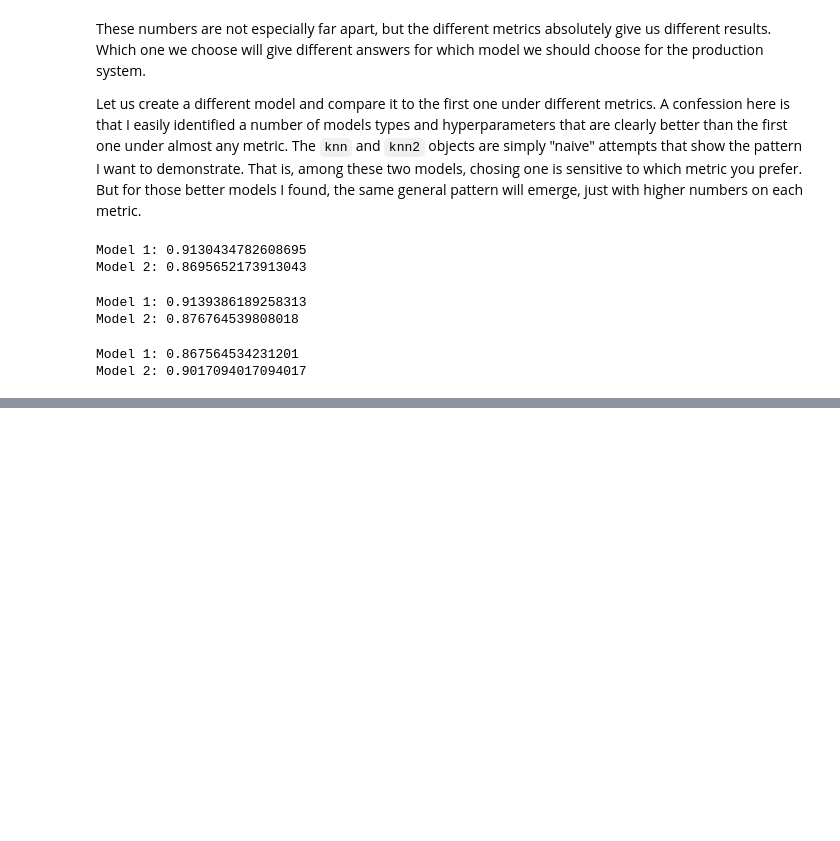
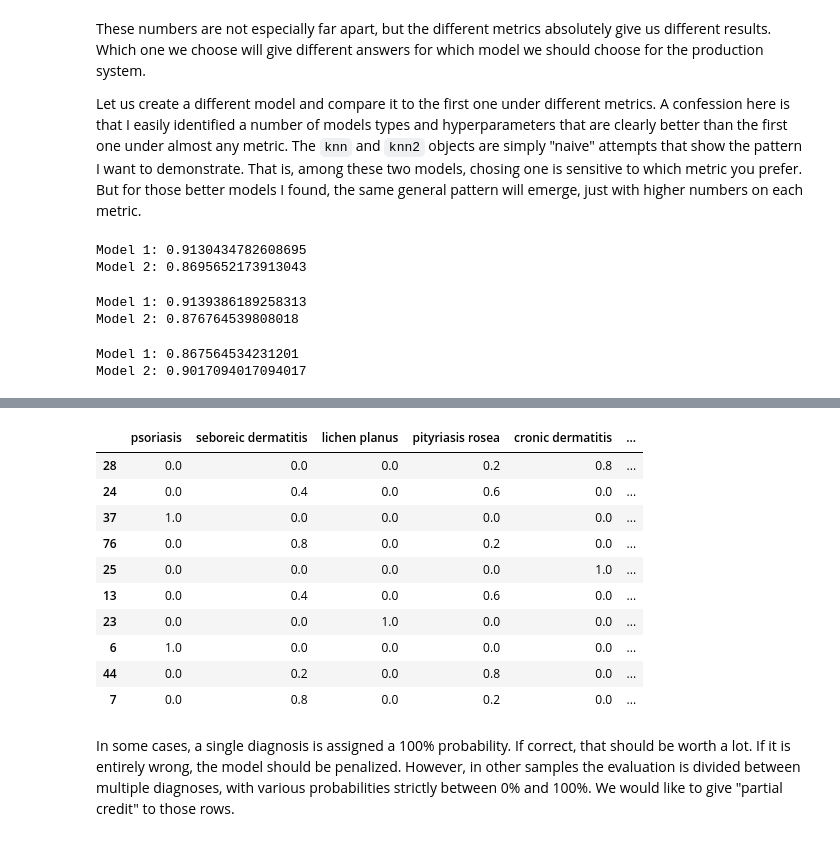
Before and after one commit to DavidMertz/ML-Webinar, a Jupyter notebook: CustomMetrics.ipynb, the cells around one changed output, grey strips where cells are left out. Drawn from its saved outputs; the diff is of its cells as text; code cells hidden in the pictures; blank space fills up the shorter version.

```diff
--- a/CustomMetrics.ipynb
+++ b/CustomMetrics.ipynb
@@ -264,0 +321,17 @@ probs
+# %%
+probs = pd.DataFrame(knn.predict_proba(X_test), columns=targets.values())
+probs.sample(10)
+# %% [output]
+|  | psoriasis | seboreic dermatitis | lichen planus | pityriasis rosea | cronic dermatitis | ... |
+| 28 | 0.0 | 0.0 | 0.0 | 0.2 | 0.8 | ... |
+| 24 | 0.0 | 0.4 | 0.0 | 0.6 | 0.0 | ... |
+| 37 | 1.0 | 0.0 | 0.0 | 0.0 | 0.0 | ... |
+| 76 | 0.0 | 0.8 | 0.0 | 0.2 | 0.0 | ... |
+| 25 | 0.0 | 0.0 | 0.0 | 0.0 | 1.0 | ... |
+| 13 | 0.0 | 0.4 | 0.0 | 0.6 | 0.0 | ... |
+| 23 | 0.0 | 0.0 | 1.0 | 0.0 | 0.0 | ... |
+| 6 | 1.0 | 0.0 | 0.0 | 0.0 | 0.0 | ... |
+| 44 | 0.0 | 0.2 | 0.0 | 0.8 | 0.0 | ... |
+| 7 | 0.0 | 0.8 | 0.0 | 0.2 | 0.0 | ... |
+# %% [markdown]
+In some cases, a single diagnosis is assigned a 100% probability.  If correct, that should be worth a lot.  If it is entirely wrong, the model should be penalized.  However, in other samples the evaluation is divided between multiple diagnoses, with various probabilities strictly between 0% and 100%.  We would like to give "partial credit" to those rows.
```
Also changed, not shown: parts of 49 cells of this notebook.
